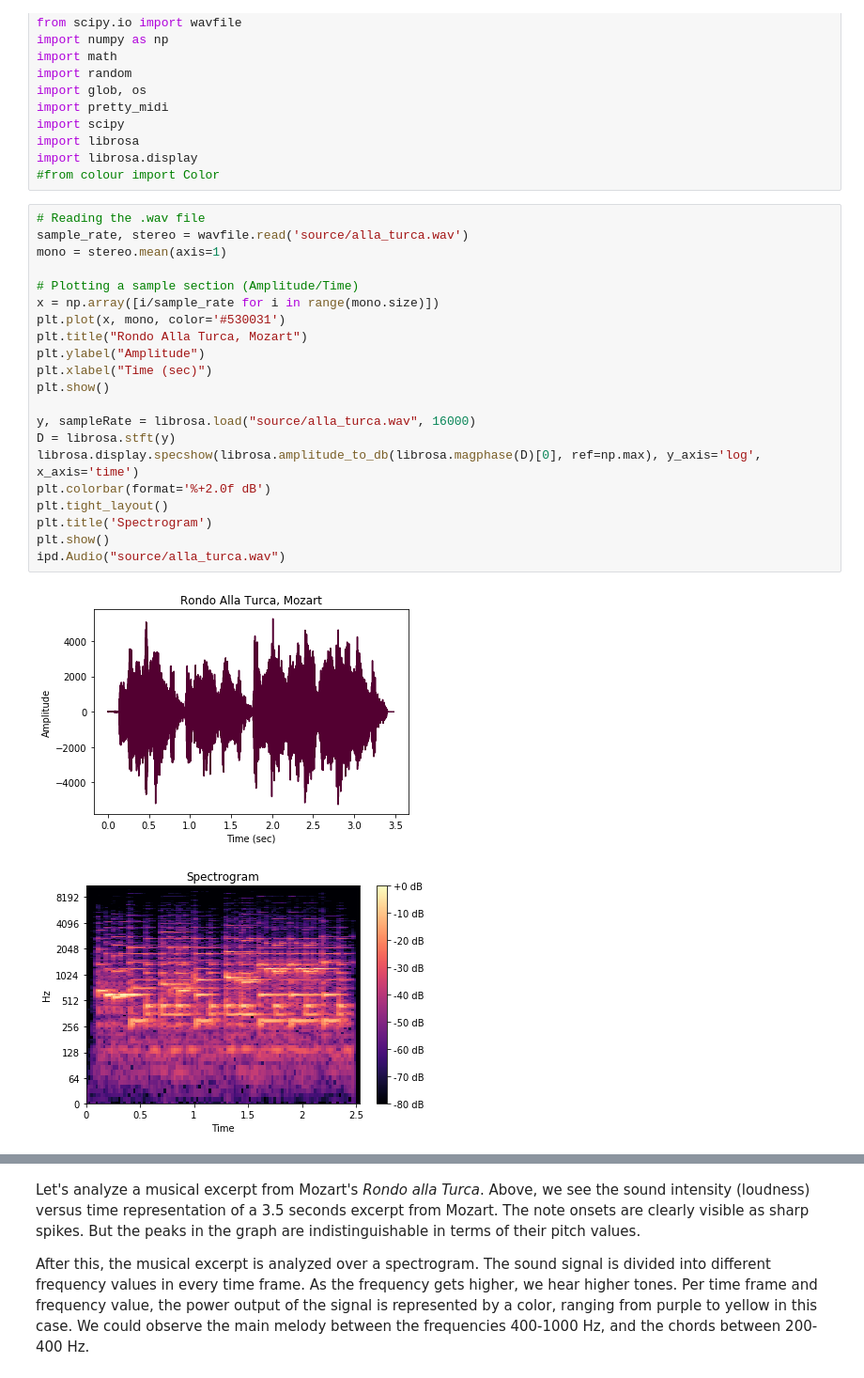
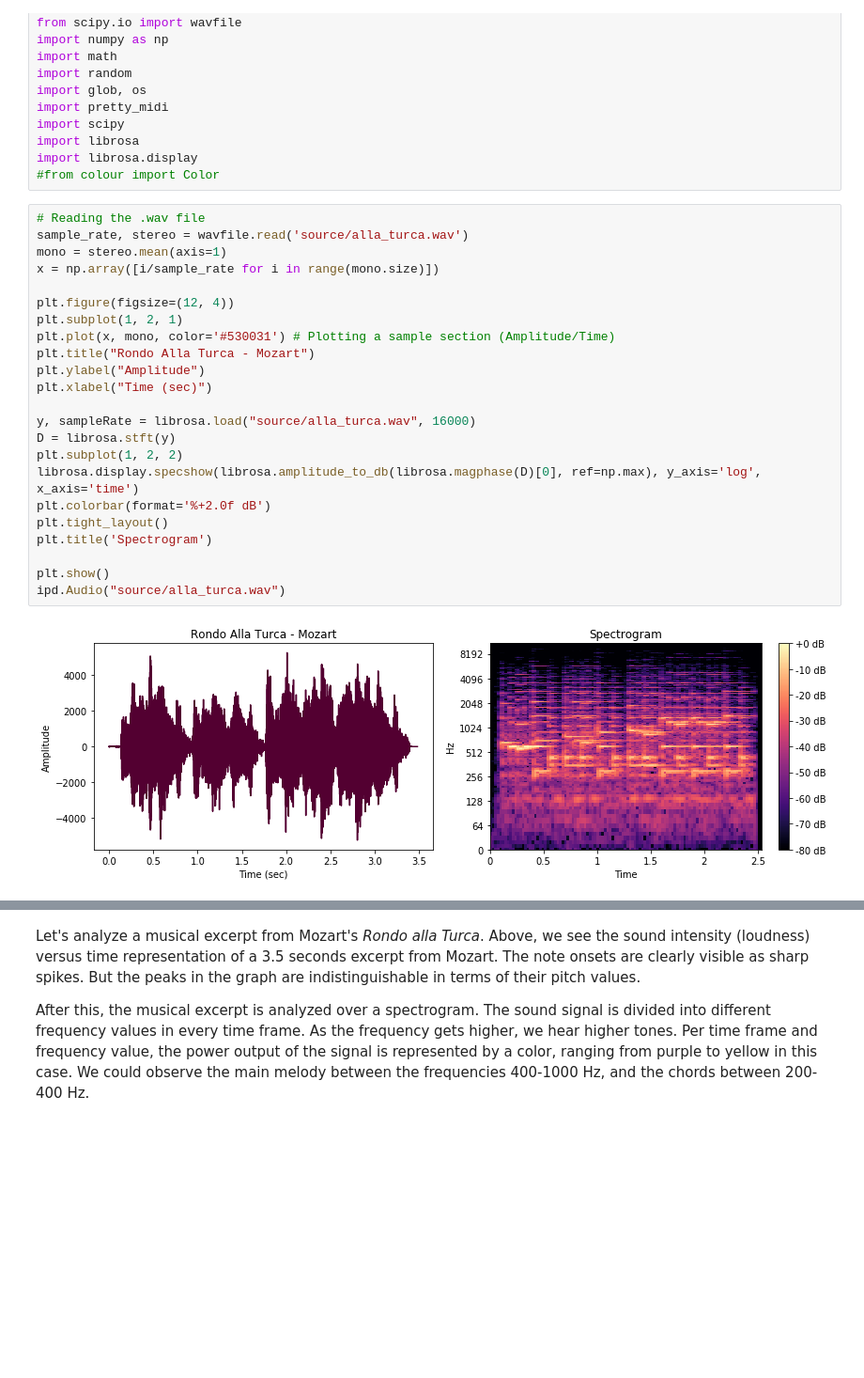
Before and after one commit to OnurOrhan/music-transcription-research, a Jupyter notebook: Report.ipynb, the cells around one changed output, grey strips where cells are left out. Shown at 94% size. Cells and saved outputs as stored; diff of their text form; blank space fills up the shorter version.

Commit message:
subplot update

```diff
--- a/Report.ipynb
+++ b/Report.ipynb
@@ -37,27 +37,28 @@ import librosa.display
 # %%
 # Reading the .wav file
 sample_rate, stereo = wavfile.read('source/alla_turca.wav')
 mono = stereo.mean(axis=1)
+x = np.array([i/sample_rate for i in range(mono.size)])
 
-# Plotting a sample section (Amplitude/Time)
-x = np.array([i/sample_rate for i in range(mono.size)])
-plt.plot(x, mono, color='#530031')
-plt.title("Rondo Alla Turca, Mozart")
+plt.figure(figsize=(12, 4))
+plt.subplot(1, 2, 1)
+plt.plot(x, mono, color='#530031') # Plotting a sample section (Amplitude/Time)
+plt.title("Rondo Alla Turca - Mozart")
 plt.ylabel("Amplitude")
 plt.xlabel("Time (sec)")
-plt.show()
 
 y, sampleRate = librosa.load("source/alla_turca.wav", 16000)
 D = librosa.stft(y)
+plt.subplot(1, 2, 2)
 librosa.display.specshow(librosa.amplitude_to_db(librosa.magphase(D)[0], ref=np.max), y_axis='log', x_axis='time')
 plt.colorbar(format='%+2.0f dB')
 plt.tight_layout()
 plt.title('Spectrogram')
+
 plt.show()
 ipd.Audio("source/alla_turca.wav")
 # %% [output]
-[figure, old version]
+[figure, new version]
-[figure, removed]
 [interactive output not drawn]
 # %% [markdown]
 Let's analyze a musical excerpt from Mozart's *Rondo alla Turca*. Above, we see the sound intensity (loudness) versus time representation of a 3.5 seconds excerpt from Mozart. The note onsets are clearly visible as sharp spikes. But the peaks in the graph are indistinguishable in terms of their pitch values.
```
Also changed, not shown: 1 other file.
